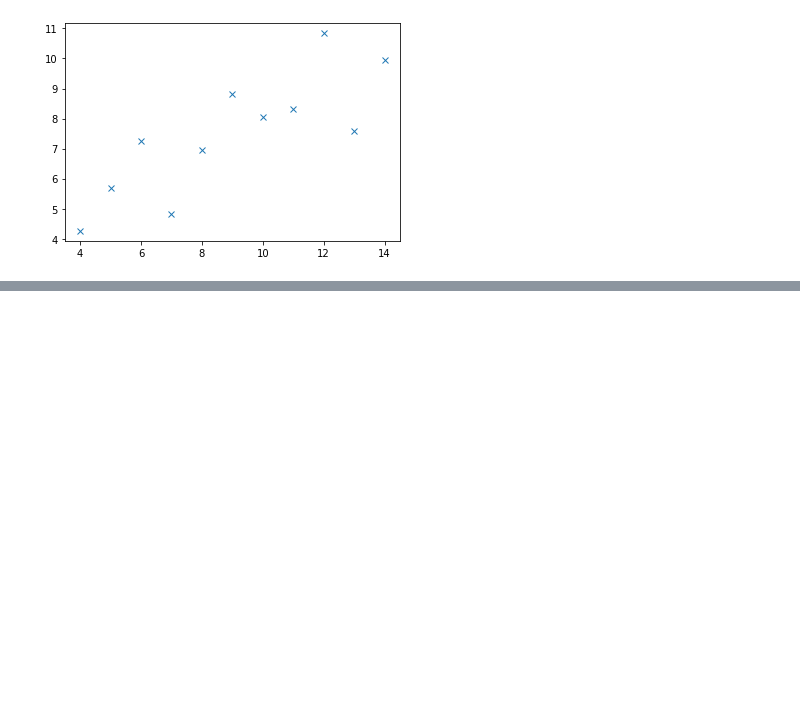
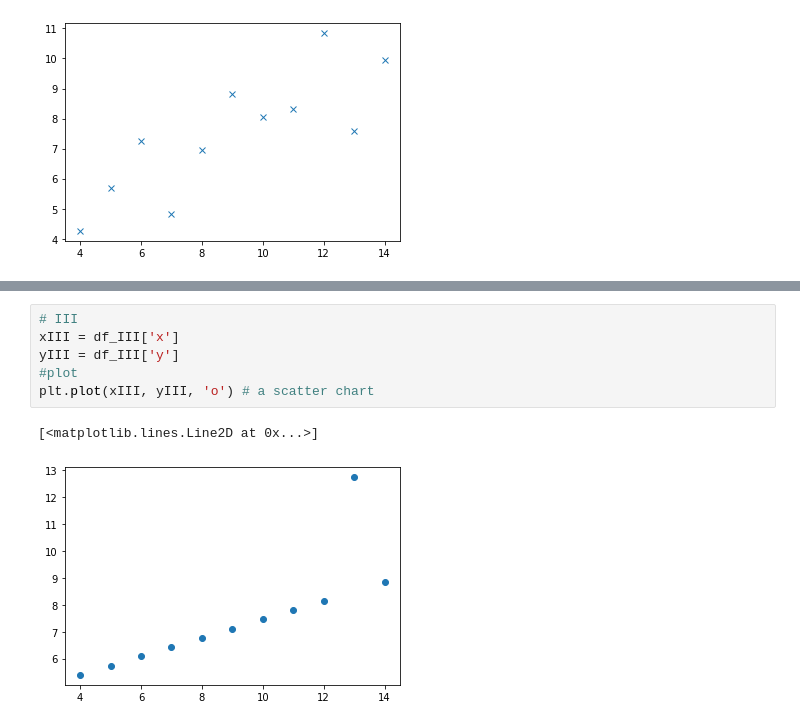
Before and after one commit to onionmccabbage/pythonSummer2022, a Jupyter notebook: notebooks/Intro Plotting.ipynb, the cells around one changed output, grey strips where cells are left out. Drawn from its saved outputs; the diff is of its cells as text; blank space fills up the shorter version.

```diff
--- a/notebooks/Intro Plotting.ipynb
+++ b/notebooks/Intro Plotting.ipynb
@@ -35,0 +44,9 @@ df_IV = df[df['dataset'] == 'IV']
+# %%
+# III
+xIII = df_III['x']
+yIII = df_III['y']
+#plot
+plt.plot(xIII, yIII, 'o') # a scatter chart
+# %% [output]
+[<matplotlib.lines.Line2D at 0x...>]
+[figure, added]
```
Also changed, not shown: parts of 3 cells of this notebook.
